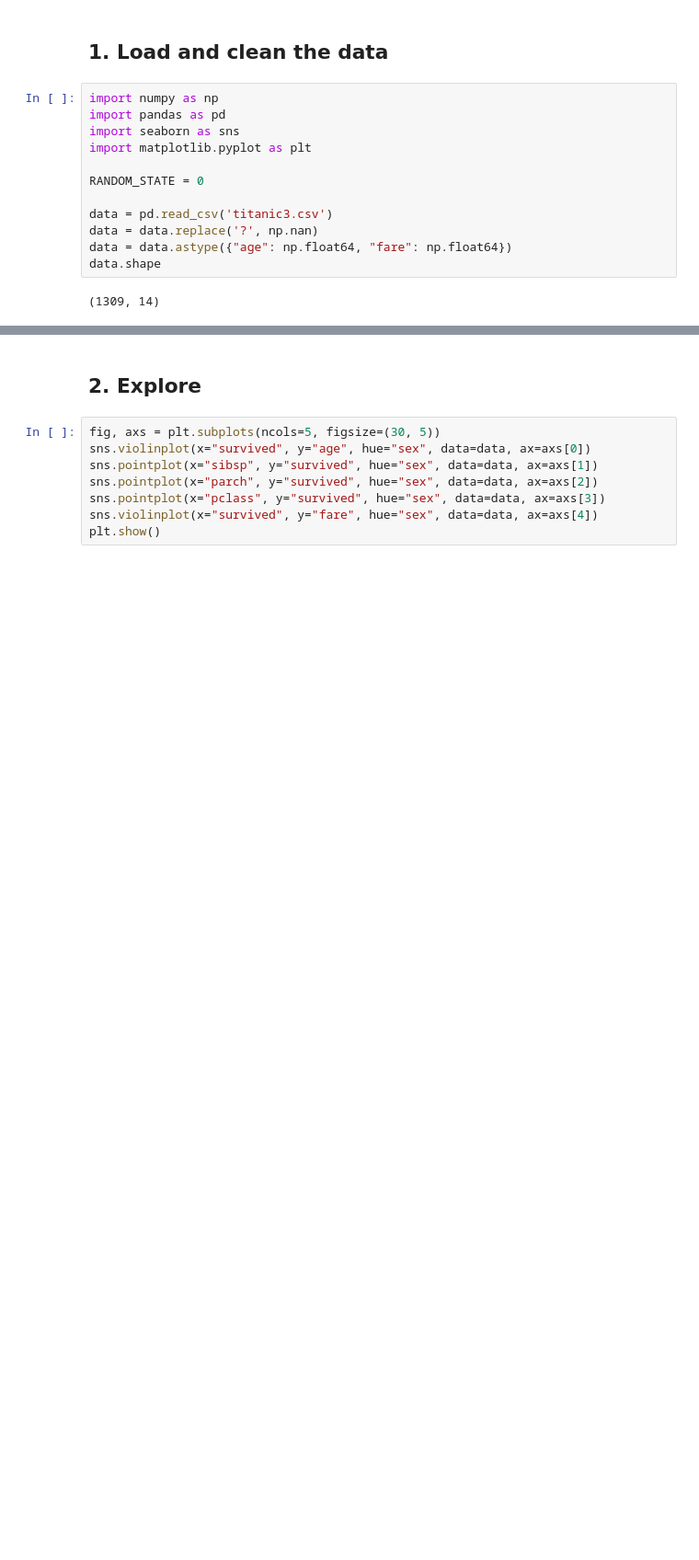
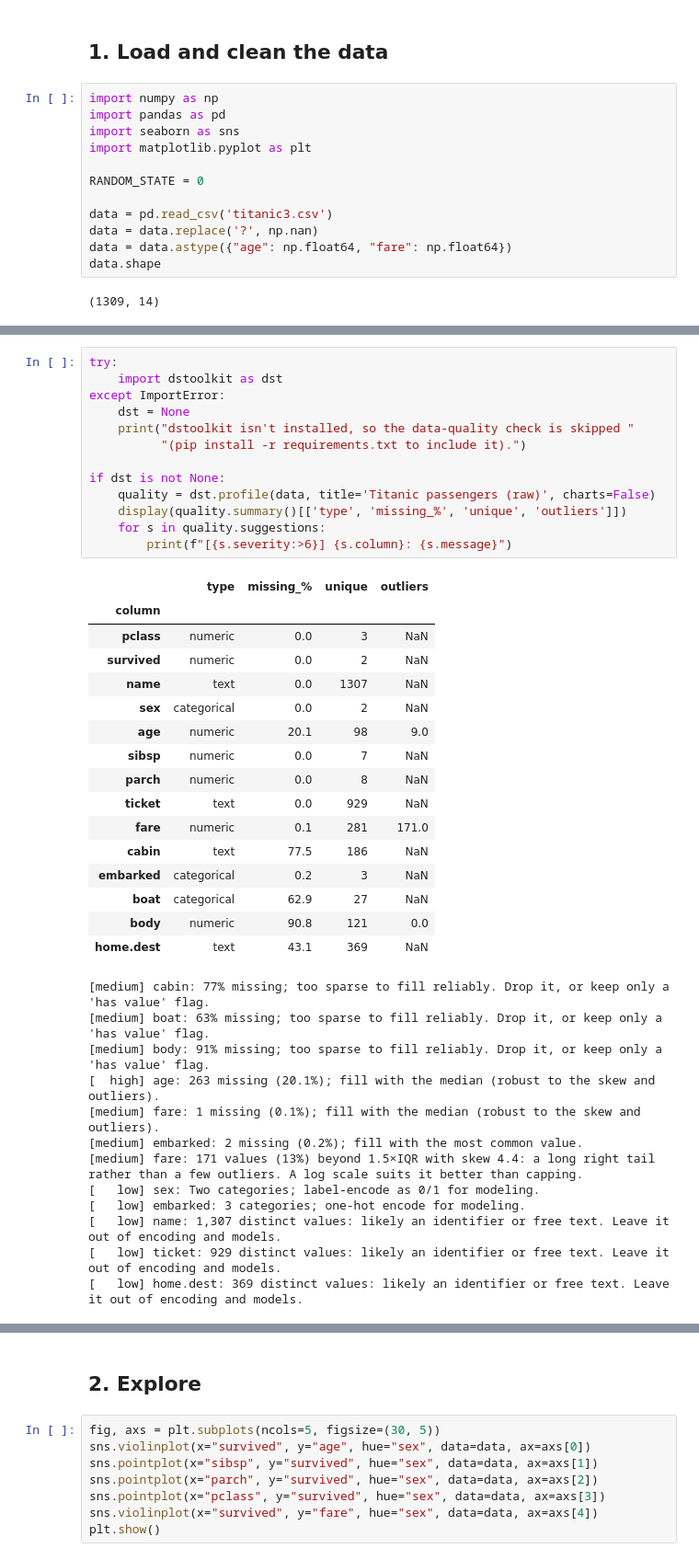
Before and after one commit to Dito-84/titanic-survival-prediction, a Jupyter notebook: RDR_Titanic.ipynb, the cells around one changed output, grey strips where cells are left out. Shown at 92% size. Saved outputs shown, nothing was run; the diff lists cells and outputs as text; blank space fills up the shorter version.

```diff
--- a/RDR_Titanic.ipynb
+++ b/RDR_Titanic.ipynb
@@ -26,0 +31,42 @@ data.shape
+# %%
+try:
+    import dstoolkit as dst
+except ImportError:
+    dst = None
+    print("dstoolkit isn't installed, so the data-quality check is skipped "
+          "(pip install -r requirements.txt to include it).")
+
+if dst is not None:
+    quality = dst.profile(data, title='Titanic passengers (raw)', charts=False)
+    display(quality.summary()[['type', 'missing_%', 'unique', 'outliers']])
+    for s in quality.suggestions:
+        print(f"[{s.severity:>6}] {s.column}: {s.message}")
+# %% [output]
+|  | type | missing_% | unique | outliers |
+| column |  |  |  |  |
+| pclass | numeric | 0.0 | 3 | NaN |
+| survived | numeric | 0.0 | 2 | NaN |
+| name | text | 0.0 | 1307 | NaN |
+| sex | categorical | 0.0 | 2 | NaN |
+| age | numeric | 20.1 | 98 | 9.0 |
+| sibsp | numeric | 0.0 | 7 | NaN |
+| parch | numeric | 0.0 | 8 | NaN |
+| ticket | text | 0.0 | 929 | NaN |
+| fare | numeric | 0.1 | 281 | 171.0 |
+| cabin | text | 77.5 | 186 | NaN |
+| embarked | categorical | 0.2 | 3 | NaN |
+| boat | categorical | 62.9 | 27 | NaN |
+| body | numeric | 90.8 | 121 | 0.0 |
+| home.dest | text | 43.1 | 369 | NaN |
+[medium] cabin: 77% missing; too sparse to fill reliably. Drop it, or keep only a 'has value' flag.
+[medium] boat: 63% missing; too sparse to fill reliably. Drop it, or keep only a 'has value' flag.
+[medium] body: 91% missing; too sparse to fill reliably. Drop it, or keep only a 'has value' flag.
+[  high] age: 263 missing (20.1%); fill with the median (robust to the skew and outliers).
+[medium] fare: 1 missing (0.1%); fill with the median (robust to the skew and outliers).
+[medium] embarked: 2 missing (0.2%); fill with the most common value.
+[medium] fare: 171 values (13%) beyond 1.5×IQR with skew 4.4: a long right tail rather than a few outliers. A log scale suits it better than capping.
+[   low] sex: Two categories; label-encode as 0/1 for modeling.
+[   low] embarked: 3 categories; one-hot encode for modeling.
+[   low] name: 1,307 distinct values: likely an identifier or free text. Leave it out of encoding and models.
+[   low] ticket: 929 distinct values: likely an identifier or free text. Leave it out of encoding and models.
+[   low] home.dest: 369 distinct values: likely an identifier or free text. Leave it out of encoding and models.
```
Also changed, not shown: parts of 3 cells of this notebook, 2 other files.
